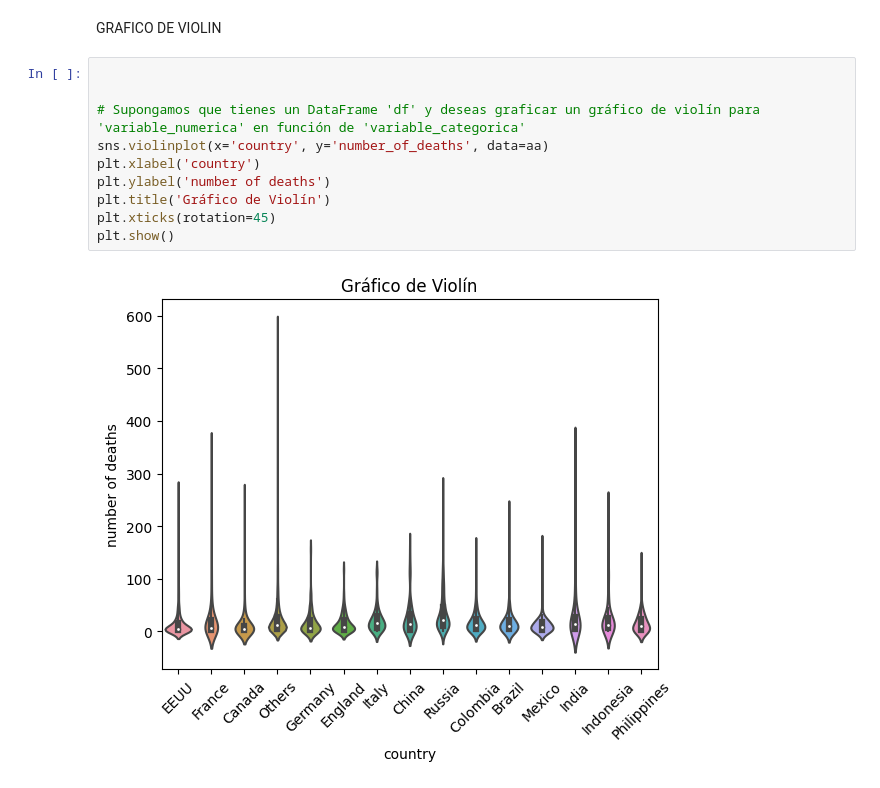
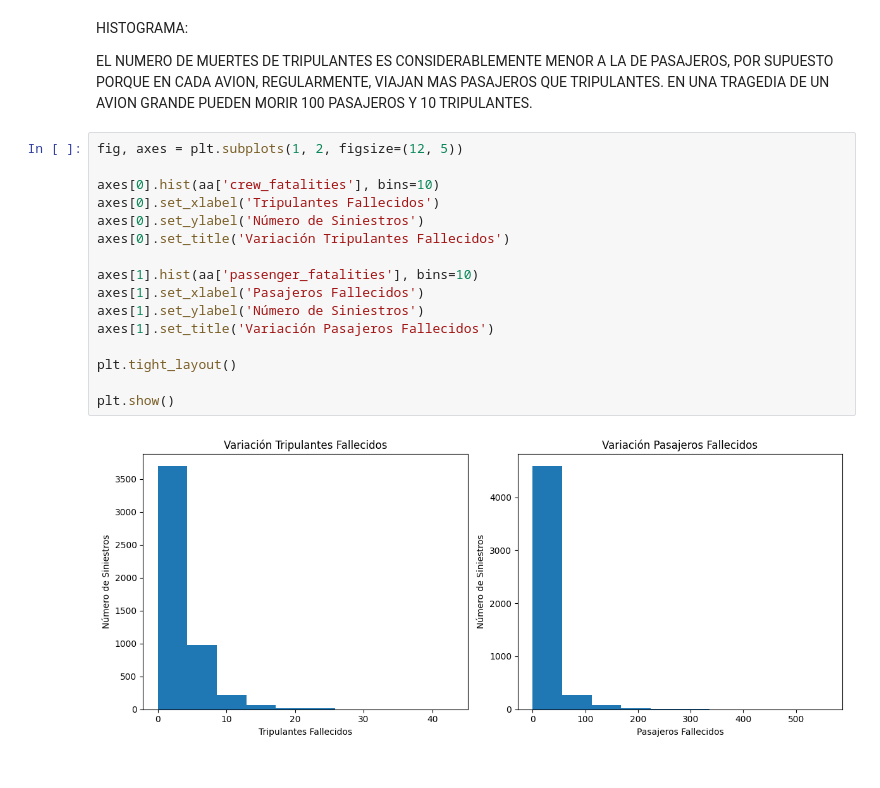
Before and after one commit to willflorez/accidentesAereos, a Jupyter notebook: graphics.ipynb, the cells around one changed output. Saved outputs shown, nothing was run; the diff lists cells and outputs as text.

Commit message:
graphics

```diff
--- a/graphics.ipynb
+++ b/graphics.ipynb
@@ -126,14 +14,22 @@ plt.show()
-# %% [markdown]
-GRAFICO DE VIOLIN
-# %%
-
-
-# Supongamos que tienes un DataFrame 'df' y deseas graficar un gráfico de violín para 'variable_numerica' en función de 'variable_categorica'
-sns.violinplot(x='country', y='number_of_deaths', data=aa)
-plt.xlabel('country')
-plt.ylabel('number of deaths')
-plt.title('Gráfico de Violín')
-plt.xticks(rotation=45)
-plt.show()
-# %% [output]
-[figure, removed]
+# %% [markdown]
+HISTOGRAMA:
+
+EL NUMERO DE MUERTES DE TRIPULANTES ES CONSIDERABLEMENTE MENOR A LA DE PASAJEROS, POR SUPUESTO PORQUE EN CADA AVION, REGULARMENTE, VIAJAN MAS PASAJEROS QUE TRIPULANTES. EN UNA TRAGEDIA DE UN AVION GRANDE PUEDEN MORIR 100 PASAJEROS Y 10 TRIPULANTES.
+# %%
+fig, axes = plt.subplots(1, 2, figsize=(12, 5))
+
+axes[0].hist(aa['crew_fatalities'], bins=10)
+axes[0].set_xlabel('Tripulantes Fallecidos')
+axes[0].set_ylabel('Número de Siniestros')
+axes[0].set_title('Variación Tripulantes Fallecidos')
+
+axes[1].hist(aa['passenger_fatalities'], bins=10)
+axes[1].set_xlabel('Pasajeros Fallecidos')
+axes[1].set_ylabel('Número de Siniestros')
+axes[1].set_title('Variación Pasajeros Fallecidos')
+
+plt.tight_layout()
+
+plt.show()
+# %% [output]
+[figure, added]
```
Also changed, not shown: parts of 43 cells of this notebook, 3 other files.
